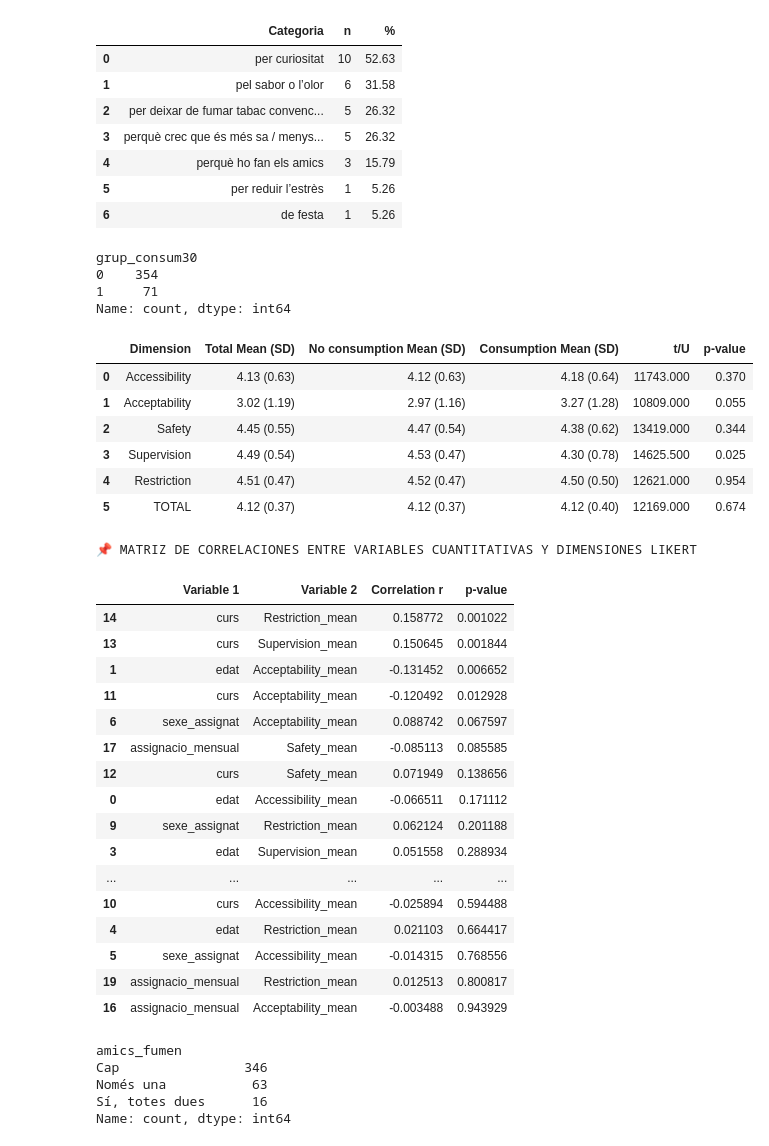
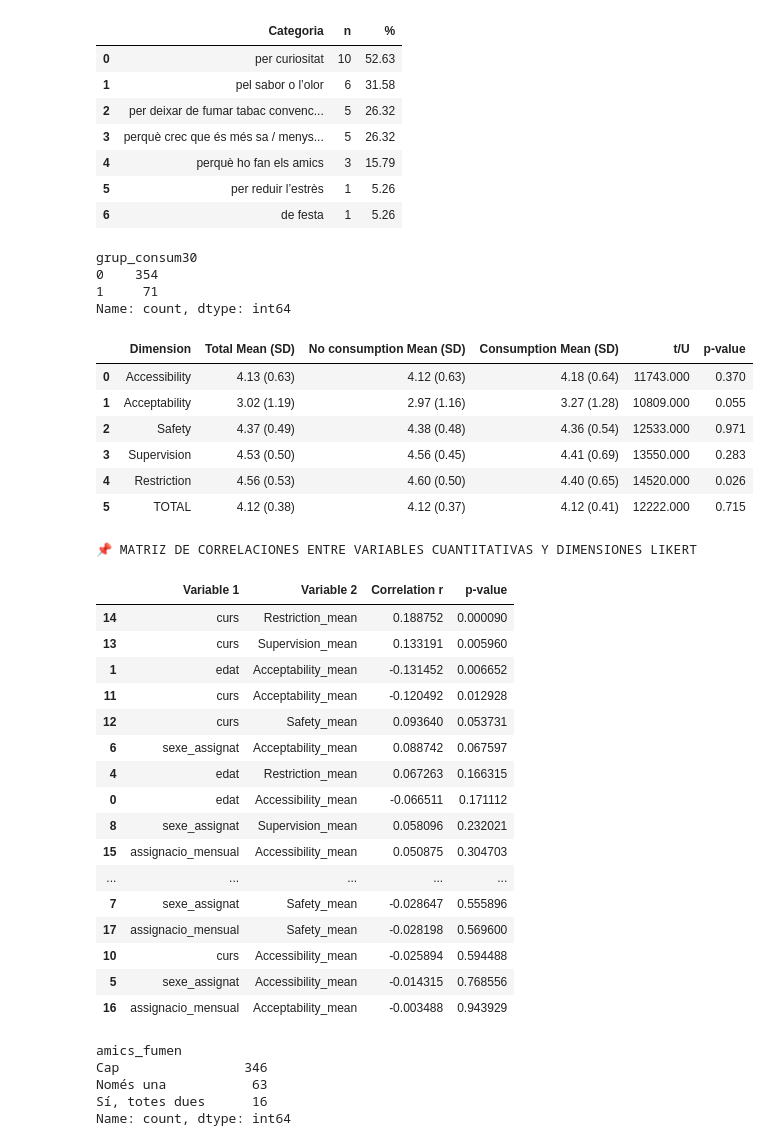
Before and after one commit to DavidRuizC/Vaping-Study, a Jupyter notebook: DataProcessing.ipynb, the cells around one changed output. Drawn from its saved outputs; the diff is of its cells as text; code cells hidden in the pictures.

```diff
--- a/DataProcessing.ipynb
+++ b/DataProcessing.ipynb
@@ -1509,11 +1509,10 @@ for col in invert_items:
 dimensions = {
     "Accessibility": ['likert_facil_adquirir', 'likert_preu_assequible'],
     "Acceptability": ['likert_normal_vapejar'],
-    "Safety": ['likert_seguretat', 'likert_no_afecta_tercers'],
+    "Safety": ['likert_seguretat', 'likert_no_afecta_tercers','likert_electronic_induccio_tabac'],
     "Supervision": ['likert_limit_menors', 'likert_control_estricte',
-                    'likert_regulacio_sabors', 'likert_prohibicio_espais_tancats'],
-    "Restriction": ['likert_prohibicio_publicitat', 'likert_punts_autoritzats',
-                    'likert_advertencies', 'likert_electronic_induccio_tabac']
+                    'likert_regulacio_sabors', 'likert_advertencies'],
+    "Restriction": ['likert_prohibicio_publicitat', 'likert_punts_autoritzats', 'likert_prohibicio_espais_tancats']
 }
 
 # ================================
@@ -1566,37 +1565,37 @@ for dim in dimensions.keys():
 # 6) AFEGIR FILA TOTAL (mitjana de totes les dimensions)
 # ================================
 
 # calcular la mitjana global (promig de les dimensions individuals)
 dimension_columns = [f"{dim}_mean" for dim in dimensions.keys()]
 df["Total_mean"] = df[dimension_columns].mean(axis=1)
 
 # comparació entre grups
 t_tot, p_tot, mean_non_tot, sd_non_tot, mean_yes_tot, sd_yes_tot = compare_groups("Total_mean")
 
 rows.append({
     "Dimension": "TOTAL",
     "Total Mean (SD)": f"{df['Total_mean'].mean():.2f} ({df['Total_mean'].std():.2f})",
     "No consumption Mean (SD)": f"{mean_non_tot:.2f} ({sd_non_tot:.2f})",
     "Consumption Mean (SD)": f"{mean_yes_tot:.2f} ({sd_yes_tot:.2f})",
     "t/U": f"{t_tot:.3f}",
     "p-value": f"{p_tot:.3f}"
 })
 
 # reconstruir la taula amb la fila total afegida
 likert_table = pd.DataFrame(rows)
 display(likert_table)
 # %% [output]
 grup_consum30
 0    354
 1     71
 Name: count, dtype: int64
 |  | Dimension | Total Mean (SD) | No consumption Mean (SD) | Consumption Mean (SD) | t/U | p-value |
 | 0 | Accessibility | 4.13 (0.63) | 4.12 (0.63) | 4.18 (0.64) | 11743.000 | 0.370 |
 | 1 | Acceptability | 3.02 (1.19) | 2.97 (1.16) | 3.27 (1.28) | 10809.000 | 0.055 |
-| 2 | Safety | 4.45 (0.55) | 4.47 (0.54) | 4.38 (0.62) | 13419.000 | 0.344 |
-| 3 | Supervision | 4.49 (0.54) | 4.53 (0.47) | 4.30 (0.78) | 14625.500 | 0.025 |
-| 4 | Restriction | 4.51 (0.47) | 4.52 (0.47) | 4.50 (0.50) | 12621.000 | 0.954 |
-| 5 | TOTAL | 4.12 (0.37) | 4.12 (0.37) | 4.12 (0.40) | 12169.000 | 0.674 |
+| 2 | Safety | 4.37 (0.49) | 4.38 (0.48) | 4.36 (0.54) | 12533.000 | 0.971 |
+| 3 | Supervision | 4.53 (0.50) | 4.56 (0.45) | 4.41 (0.69) | 13550.000 | 0.283 |
+| 4 | Restriction | 4.56 (0.53) | 4.60 (0.50) | 4.40 (0.65) | 14520.000 | 0.026 |
+| 5 | TOTAL | 4.12 (0.38) | 4.12 (0.37) | 4.12 (0.41) | 12222.000 | 0.715 |
 # %%
 # correlation matrix between the group of variables 1 which is ["edat", "sexe", "curs", "assignacio_mensual"] and the likert dimensions
 
@@ -1623,21 +1622,21 @@ display(corr_df)
 # %% [output]
 📌 MATRIZ DE CORRELACIONES ENTRE VARIABLES CUANTITATIVAS Y DIMENSIONES LIKERT
 |  | Variable 1 | Variable 2 | Correlation r | p-value |
-| 14 | curs | Restriction_mean | 0.158772 | 0.001022 |
-| 13 | curs | Supervision_mean | 0.150645 | 0.001844 |
+| 14 | curs | Restriction_mean | 0.188752 | 0.000090 |
+| 13 | curs | Supervision_mean | 0.133191 | 0.005960 |
 | 1 | edat | Acceptability_mean | -0.131452 | 0.006652 |
 | 11 | curs | Acceptability_mean | -0.120492 | 0.012928 |
+| 12 | curs | Safety_mean | 0.093640 | 0.053731 |
 | 6 | sexe_assignat | Acceptability_mean | 0.088742 | 0.067597 |
-| 17 | assignacio_mensual | Safety_mean | -0.085113 | 0.085585 |
-| 12 | curs | Safety_mean | 0.071949 | 0.138656 |
+| 4 | edat | Restriction_mean | 0.067263 | 0.166315 |
 | 0 | edat | Accessibility_mean | -0.066511 | 0.171112 |
-| 9 | sexe_assignat | Restriction_mean | 0.062124 | 0.201188 |
-| 3 | edat | Supervision_mean | 0.051558 | 0.288934 |
+| 8 | sexe_assignat | Supervision_mean | 0.058096 | 0.232021 |
+| 15 | assignacio_mensual | Accessibility_mean | 0.050875 | 0.304703 |
 | ... | ... | ... | ... | ... |
+| 7 | sexe_assignat | Safety_mean | -0.028647 | 0.555896 |
+| 17 | assignacio_mensual | Safety_mean | -0.028198 | 0.569600 |
 | 10 | curs | Accessibility_mean | -0.025894 | 0.594488 |
-| 4 | edat | Restriction_mean | 0.021103 | 0.664417 |
 | 5 | sexe_assignat | Accessibility_mean | -0.014315 | 0.768556 |
-| 19 | assignacio_mensual | Restriction_mean | 0.012513 | 0.800817 |
 | 16 | assignacio_mensual | Acceptability_mean | -0.003488 | 0.943929 |
 # %%
 df["amics_fumen"].value_counts()
```
Also changed, not shown: parts of 3 cells of this notebook.
